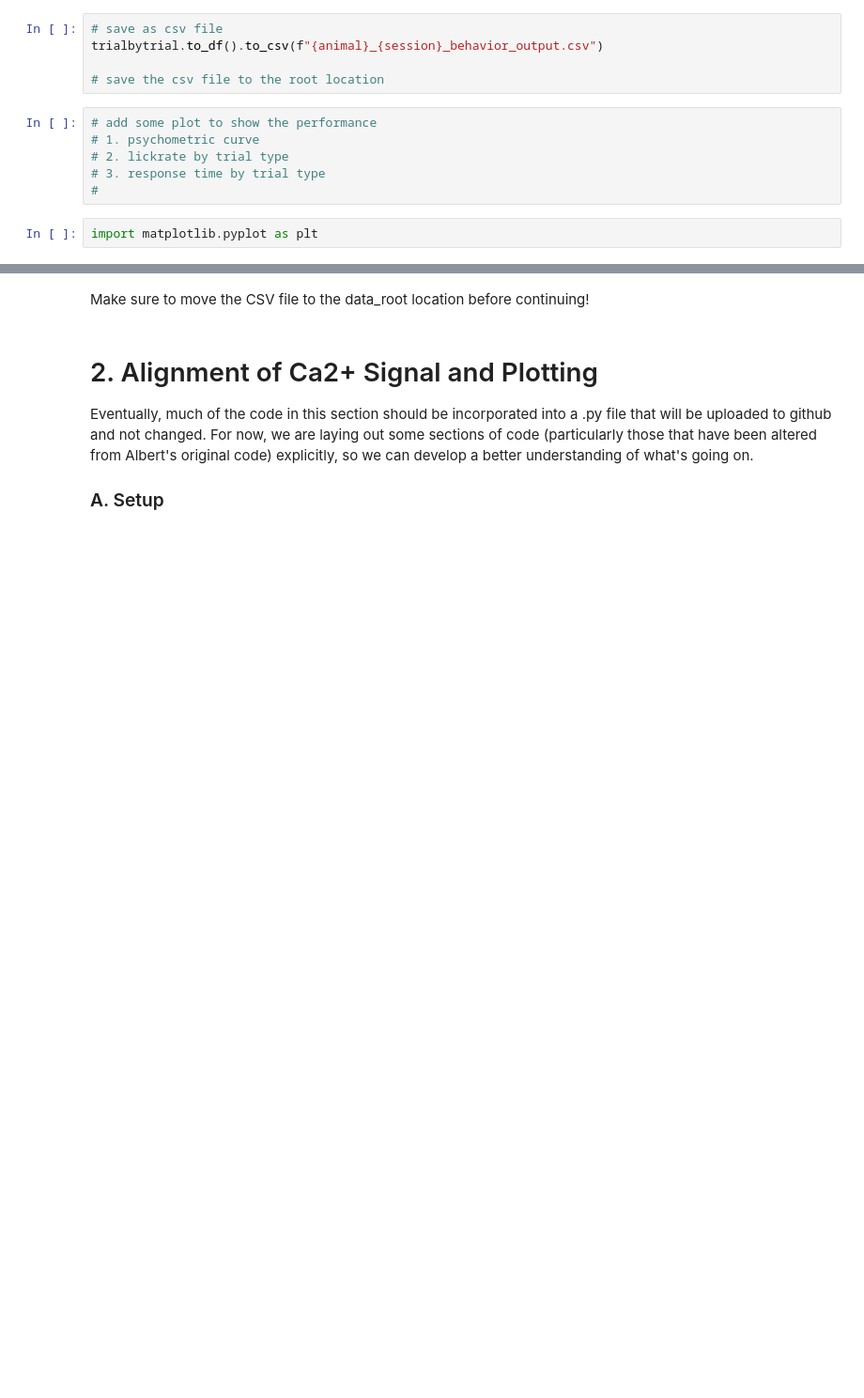
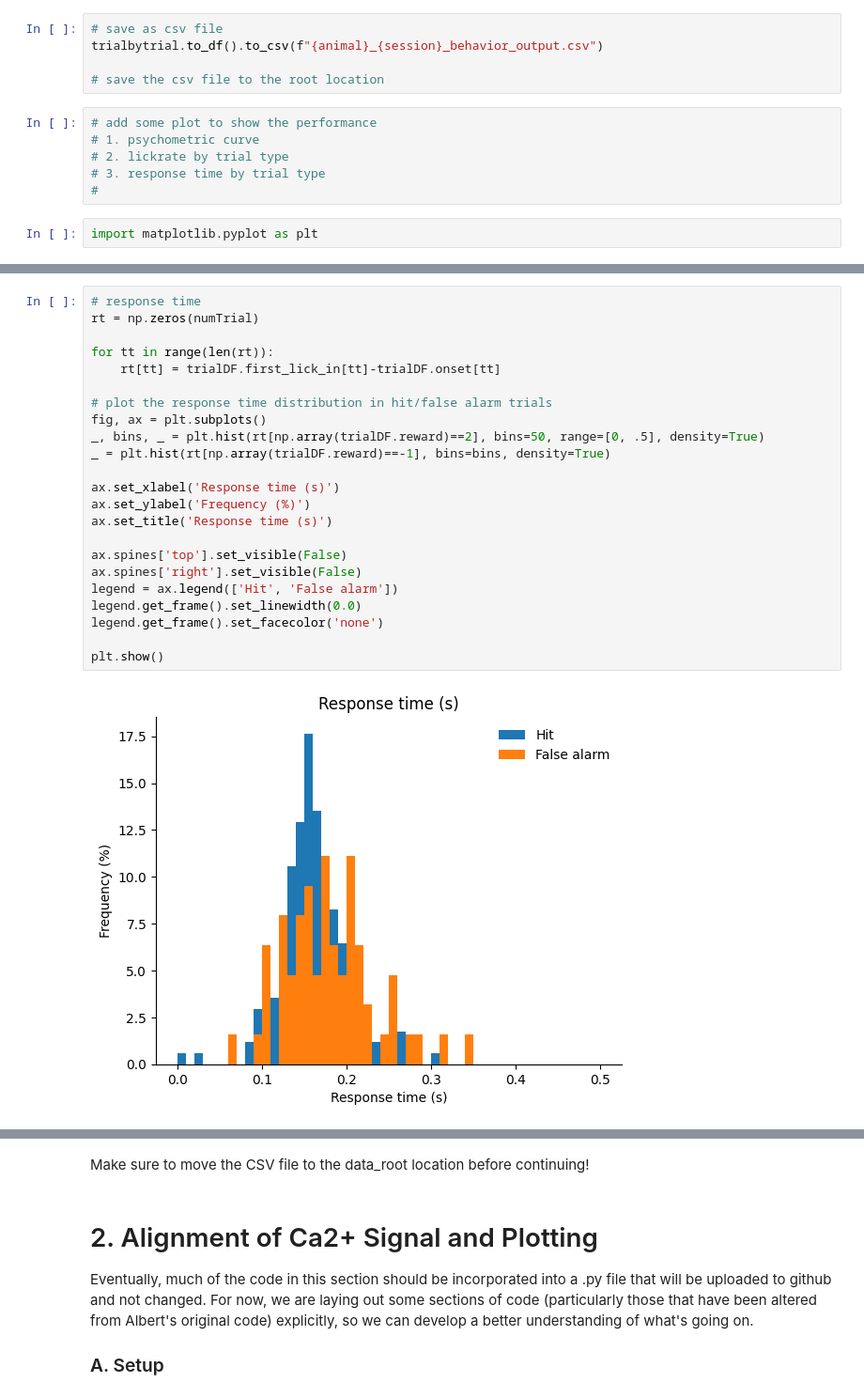
Before and after one commit to sumwor/madeline_go_nogo, a Jupyter notebook: FullCa2Pipeline_1Session.ipynb, the cells around one changed output, grey strips where cells are left out. Shown: that part at 94% size. Cells and saved outputs as stored; diff of their text form; blank space fills up the shorter version.

```diff
--- a/FullCa2Pipeline_1Session.ipynb
+++ b/FullCa2Pipeline_1Session.ipynb
@@ -130,0 +130,25 @@ plt.show()
+# %%
+# response time
+rt = np.zeros(numTrial)
+
+for tt in range(len(rt)):
+    rt[tt] = trialDF.first_lick_in[tt]-trialDF.onset[tt]
+
+# plot the response time distribution in hit/false alarm trials
+fig, ax = plt.subplots()
+_, bins, _ = plt.hist(rt[np.array(trialDF.reward)==2], bins=50, range=[0, .5], density=True)
+_ = plt.hist(rt[np.array(trialDF.reward)==-1], bins=bins, density=True)
+
+ax.set_xlabel('Response time (s)')
+ax.set_ylabel('Frequency (%)')
+ax.set_title('Response time (s)')
+
+ax.spines['top'].set_visible(False)
+ax.spines['right'].set_visible(False)
+legend = ax.legend(['Hit', 'False alarm'])
+legend.get_frame().set_linewidth(0.0)
+legend.get_frame().set_facecolor('none')
+
+plt.show()
+# %% [output]
+[figure, added]
```
Also changed, not shown: parts of 5 cells of this notebook, 3 other files.
